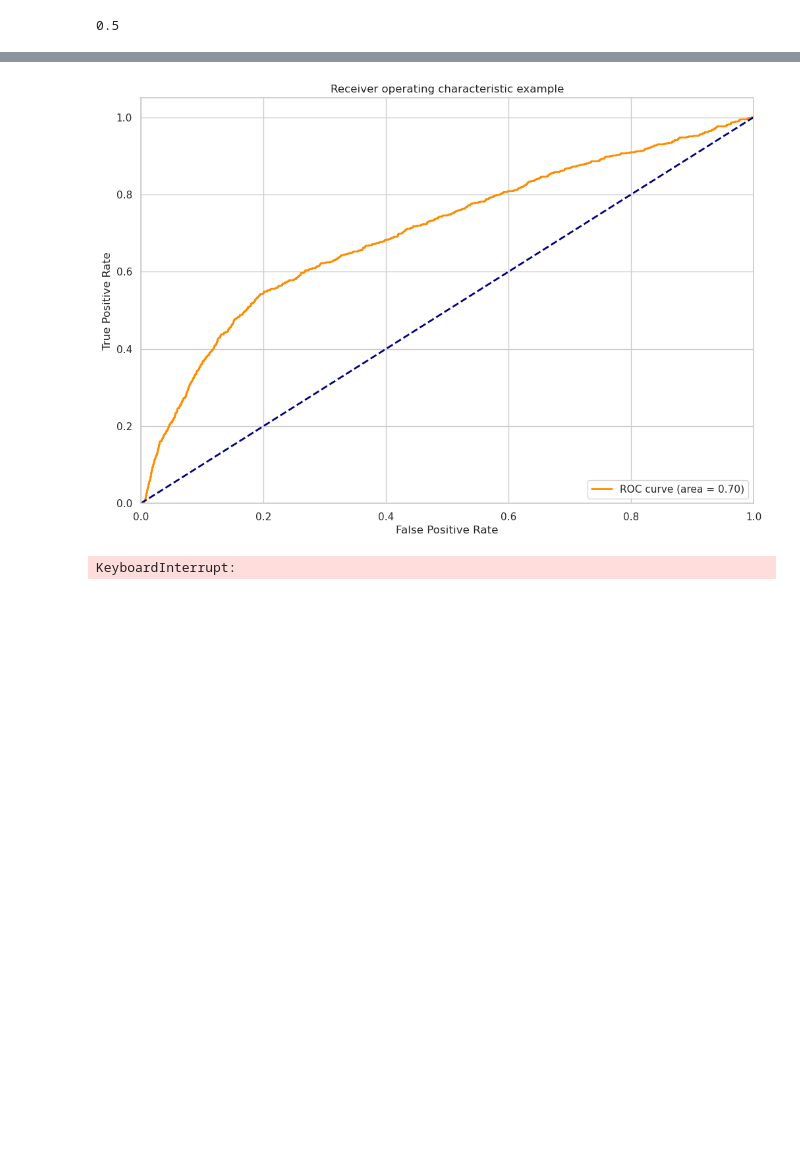
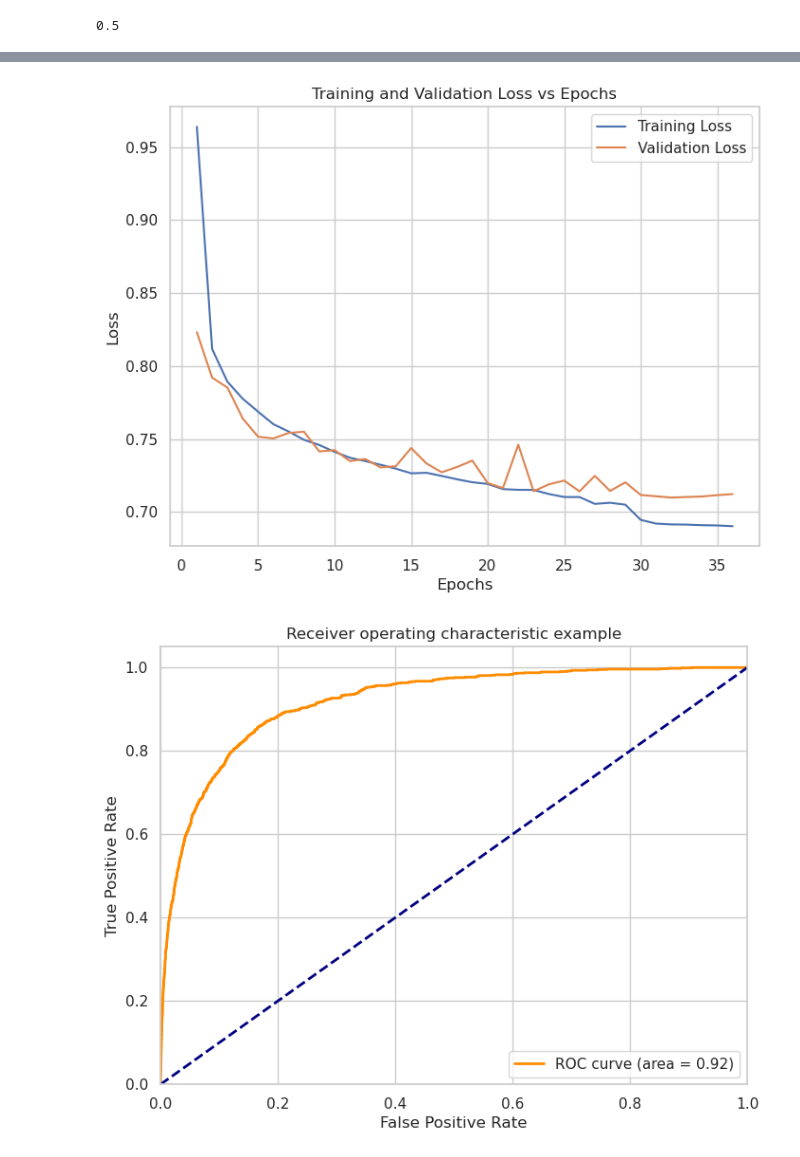
Before and after one commit to alig146/DiTau, a Jupyter notebook: analysis/Ana_v6.ipynb, the cells around one changed output, grey strips where cells are left out. Cells and saved outputs as stored; diff of their text form; code cells hidden in the pictures; blank space fills up the shorter version.

```diff
--- a/analysis/Ana_v6.ipynb
+++ b/analysis/Ana_v6.ipynb
@@ -581,6 +620,8 @@ def Data_Var(t):
 # %%
 def cut_x1_x2(t):
-    cut_mask = np.where((np.array(t[6]) > 0.1) & (np.array(t[6]) < 1.4) & (np.array(t[7]) > 0.1) & (np.array(t[7]) < 1.4))[0]
+    #cut_mask = np.where((np.array(t[6]) > -2.) & (np.array(t[6]) < 2.) & (np.array(t[7]) > -2.) & (np.array(t[7]) < 2.) & (np.array(t[16]) > 0.))[0]
+    cut_mask = np.where((np.array(t[6]) > 0) & (np.array(t[7]) > 0) & (np.array(t[16]) > 0.))[0]
+    # cut_mask = np.where((np.array(t[16]) > 0.))[0]
     filtered_t = [np.array(arr)[cut_mask] for arr in t]
     return filtered_t
 # %%
@@ -613,6 +670,6 @@ zll_plot = cut_x1_x2(zll_plot)
 data_plot = Data_Var(data_cut)
 data_plot = cut_x1_x2(data_plot)
 data_s = np.array(data_plot).T
-data_plot = pd.DataFrame(data_s, columns=['subjet_pt', 'leadsubjet_pt', 'subleadsubjet_pt', 'visible_ditau_m', 'met', 'collinear_mass', 'x1', 'x2', 'met_sig', 'met_phi', 'event_number', 'k_t', 'kappa', 'delta_R', 'delta_phi', 'delta_eta', 'combined_weights', 'fake_factor'])
+data_plot = pd.DataFrame(data_s, columns=calc_vars)
 data_plot
 # %% [output]
@@ -1104,8 +1248,9 @@ df = pd.concat([data_plot, ggh_plot, vbfh_plot, wh_plot, zh_plot, tth_plot, vv_p
 #     'visible_ditau_m', 'k_t', 'delta_R', 'combined_weights', 'label'
 # ]
 training_var = [
-    'leadsubjet_pt', 'subleadsubjet_pt', 'visible_ditau_m',
-    'collinear_mass', 'delta_R', 'delta_phi', 'delta_eta', 'label', 'met', 'met_sig', 'event_number', 'fake_factor', 'combined_weights', 'k_t'
+    'ditau_pt', 'leadsubjet_pt', 'subleadsubjet_pt', 'visible_ditau_m',
+    'collinear_mass', 'delta_R', 'delta_phi', 'delta_eta', 'label', 'met', 'met_sig',
+    'event_number', 'fake_factor', 'combined_weights', 'k_t', 'delta_R_lead', 'x1', 'x2', 'met_centrality'
 ]
 
 df = df[training_var]
@@ -1116,6 +1261,9 @@ df = df[training_var]
 # df['k_t'] = np.log(df['k_t'])
 # df['met'] =  np.log(df['met'])
 
+# df['pt_ratio'] =  np.log(df['ditau_pt']/df['leadsubjet_pt'])
+
+
 #drop weight column
 # df = df.drop(columns=['combined_weights'])
 df
@@ -1148,11 +1296,12 @@ Series([], Name: fake_factor, dtype: float64)
 # %%
 def split_data(df):
     # Split data based on event number
-    ids = df['event_number'] % 5
+    ids = df['event_number'] % 3
     #append ids to the dataframe
     df['ids'] = ids
     print("All sample Split:", len(df[ids == 0]), len(df[ids == 1]), len(df[ids == 2]), len(df[ids == 3]), len(df[ids == 4]))
     #print how many signal and background events are in each set
     print("Signal Split:", len(df[(df['label'] == 1) & (df['ids'] == 0)]), len(df[(df['label'] == 1) & (df['ids'] == 1)]), len(df[(df['label'] == 1) & (df['ids'] == 2)]), len(df[(df['label'] == 1) & (df['ids'] == 3)]), len(df[(df['label'] == 1) & (df['ids'] == 4)]))
     print("Background Split:", len(df[(df['label'] == 0) & (df['ids'] == 0)]), len(df[(df['label'] == 0) & (df['ids'] == 1)]), len(df[(df['label'] == 0) & (df['ids'] == 2)]), len(df[(df['label'] == 0) & (df['ids'] == 3)]), len(df[(df['label'] == 0) & (df['ids'] == 4)]))
-    return [df[ids == 0], df[ids == 1], df[ids == 2], df[ids == 3], df[ids == 4]]
+    # return [df[ids == 0], df[ids == 1], df[ids == 2], df[ids == 3], df[ids == 4]]
+    return [df[ids == 0], df[ids == 1], df[ids == 2]]
@@ -1700,34 +2151,50 @@ Epoch: 20, Loss: 0.012458368204534054
 # %%
+# Load the best model
+model.load_state_dict(torch.load('best_model.pth'))
+
 # After training the model, get the predicted probabilities for the validation set
+model.eval()
 with torch.no_grad():
-    y_val_pred = model(X_val_tensor)
+    y_val_pred = torch.sigmoid(model(X_val_tensor))
 
 # Compute the ROC curve and AUC
-fpr, tpr, _ = roc_curve(y_val, y_val_pred)
+fpr, tpr, _ = roc_curve(y_val, y_val_pred.cpu().numpy())
 roc_auc = auc(fpr, tpr)
 
+plt.figure(figsize=(8, 6))
+plt.plot(range(1, len(train_loss_list) + 1), train_loss_list, label='Training Loss')
+plt.plot(range(1, len(val_loss_list) + 1), val_loss_list, label='Validation Loss')
+plt.xlabel('Epochs')
+plt.ylabel('Loss')
+plt.title('Training and Validation Loss vs Epochs')
+plt.legend()
+plt.grid(True)
+plt.show()
+
 # Plot the ROC curve
-plt.figure()
+plt.figure(figsize=(8, 6))
 lw = 2
 plt.plot(fpr, tpr, color='darkorange', lw=lw, label='ROC curve (area = %0.2f)' % roc_auc)
 plt.plot([0, 1], [0, 1], color='navy', lw=lw, linestyle='--')
 plt.xlim([0.0, 1.0])
 plt.ylim([0.0, 1.05])
 plt.xlabel('False Positive Rate')
 plt.ylabel('True Positive Rate')
 plt.title('Receiver operating characteristic example')
 plt.legend(loc="lower right")
 plt.show()
 
 # Plot the score distribution for signal and background
-plt.figure()
-plt.hist(y_val_pred[y_val == 1], bins=30, alpha=0.5, label='Signal')
-plt.hist(y_val_pred[y_val == 0], bins=30, alpha=0.5, label='Background')
+plt.figure(figsize=(8, 6))
+plt.hist(y_val_pred[y_val == 1].cpu().numpy(), bins=20, label='Signal', histtype='step', density=True)
+plt.hist(y_val_pred[y_val == 0].cpu().numpy(), bins=20, label='Background', histtype='step', density=True)
+plt.yscale('log')
 plt.xlabel('Predicted probability')
 plt.ylabel('Number of events')
 plt.title('Score distribution')
 plt.legend(loc='upper right')
+plt.grid(True, which="both", ls="--")
 plt.show()
 # %% [output]
-[figure, old version]
+[figure, new version]
-KeyboardInterrupt:
+[figure, added]
```
Also changed, not shown: parts of 45 cells of this notebook, 21 other files.
